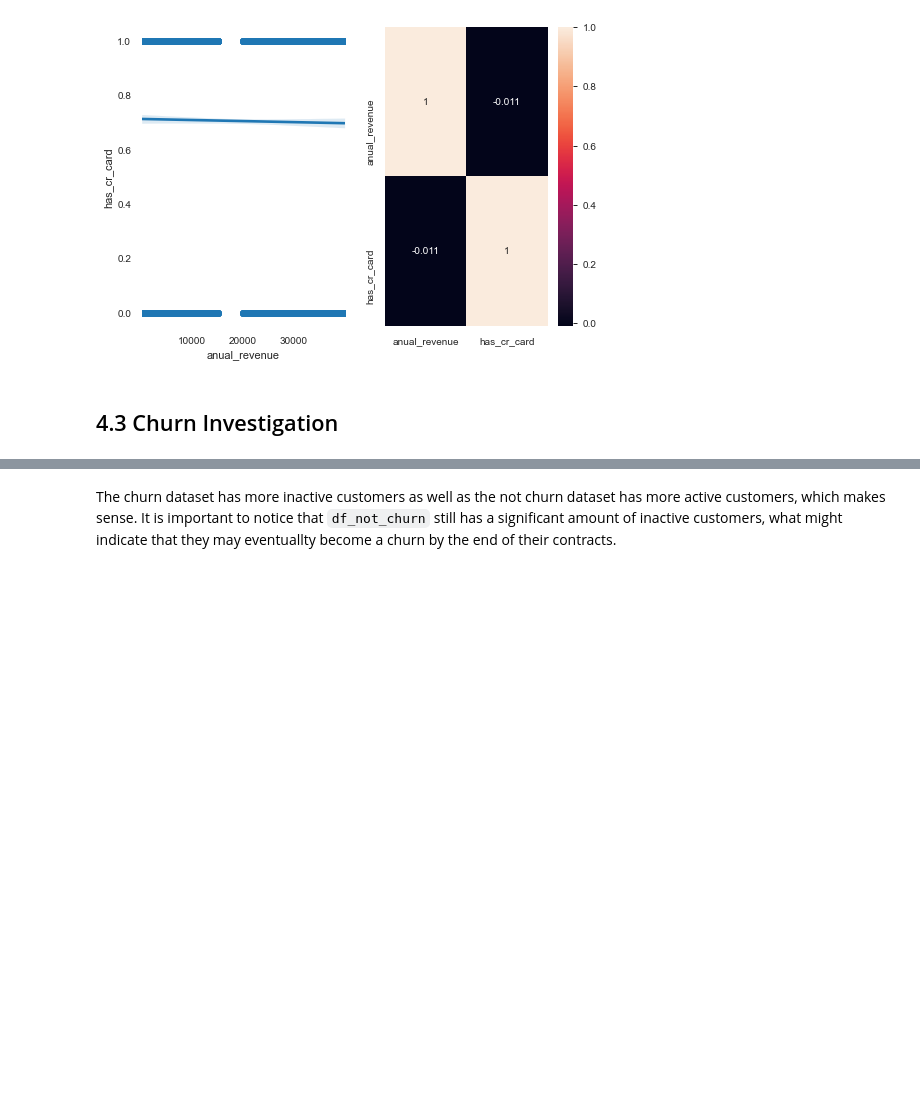
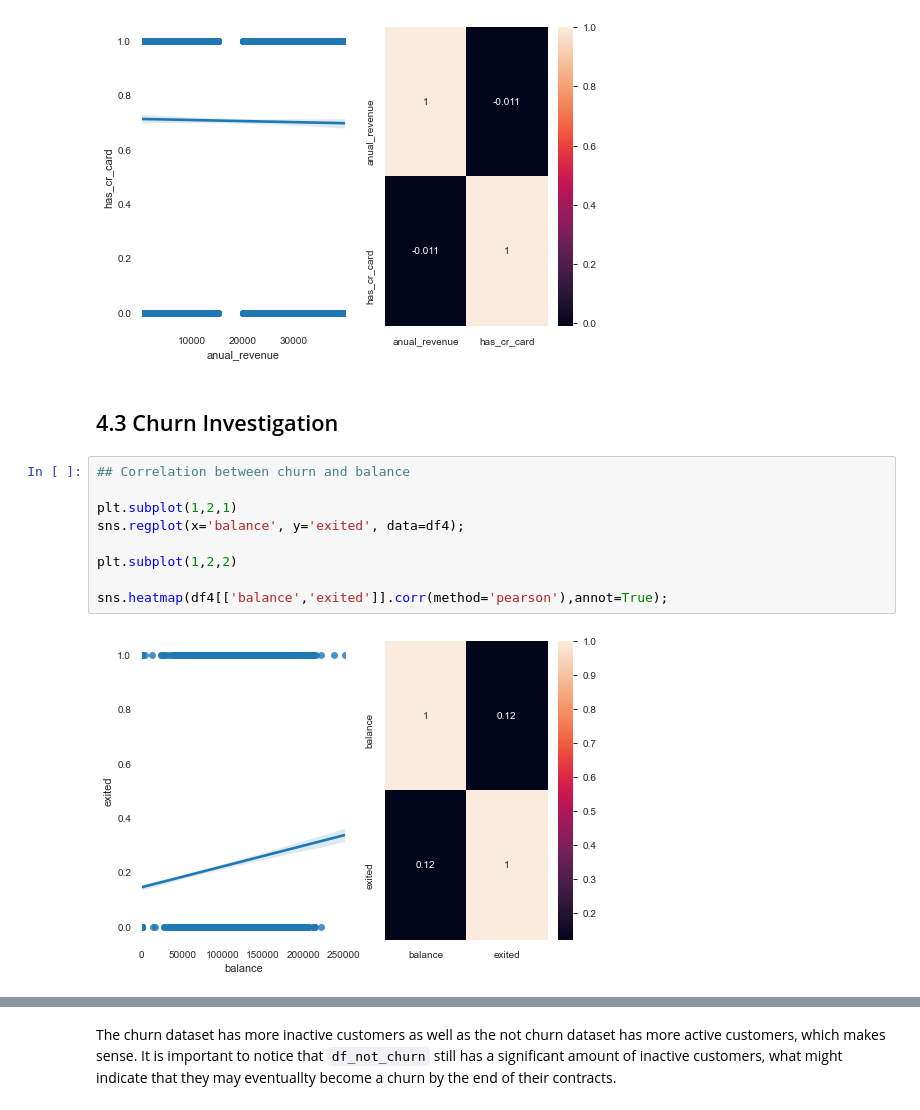
Before and after one commit to jpvazquezz/churn-prediction-topbank, a Jupyter notebook: notebooks/c7.0-vzz-bussiness-report.ipynb, the cells around one changed output, grey strips where cells are left out. Cells and saved outputs as stored; diff of their text form; blank space fills up the shorter version.

```diff
--- a/notebooks/c7.0-vzz-bussiness-report.ipynb
+++ b/notebooks/c7.0-vzz-bussiness-report.ipynb
@@ -651,3 +627,14 @@ sns.heatmap(df4[['anual_revenue','has_cr_card']].corr(method='pearson'),annot=Tr
 [figure]
 # %% [markdown]
 ## 4.3 Churn Investigation
+# %%
+## Correlation between churn and balance
+
+plt.subplot(1,2,1)
+sns.regplot(x='balance', y='exited', data=df4);
+
+plt.subplot(1,2,2)
+
+sns.heatmap(df4[['balance','exited']].corr(method='pearson'),annot=True);
+# %% [output]
+[figure, added]
```
Also changed, not shown: parts of 36 cells of this notebook.
